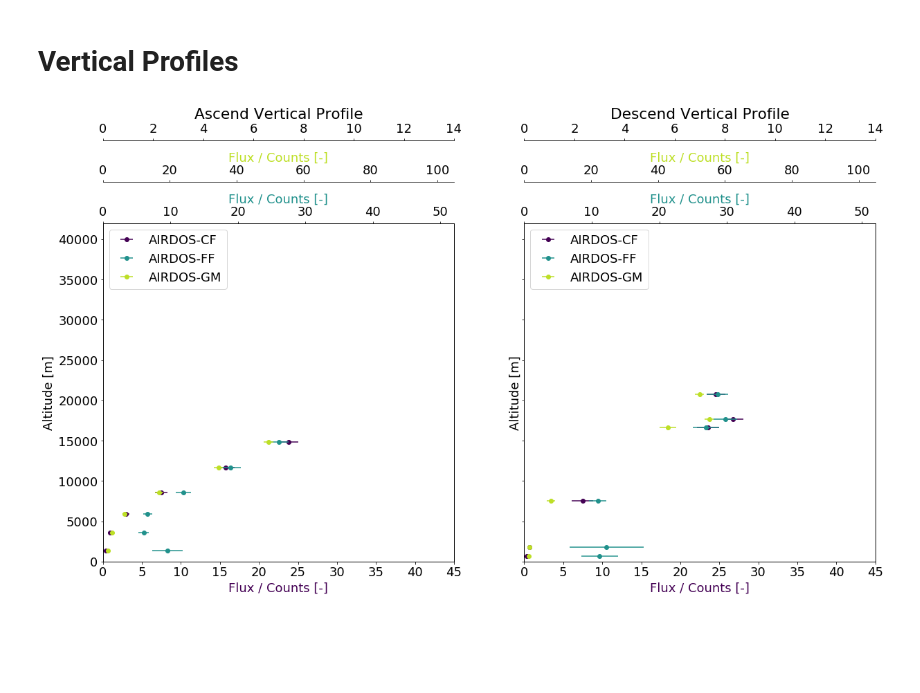
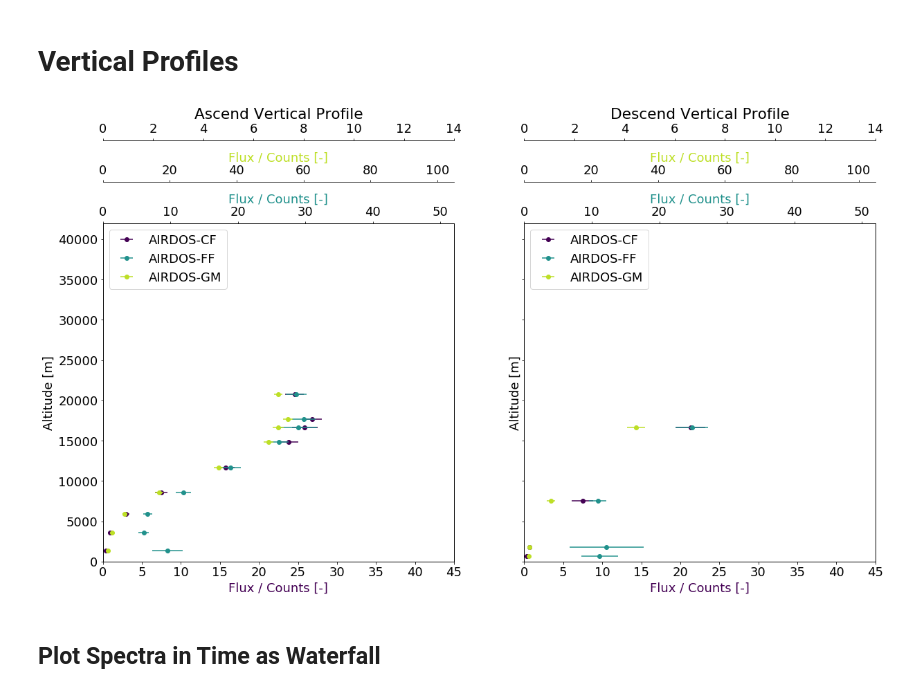
Before and after one commit to ODZ-UJF-AV-CR/FIK-5, a Jupyter notebook: notebooks/Flight.ipynb, the cells around one changed output. Cells and saved outputs as stored; diff of their text form; code cells hidden in the pictures; blank space fills up the shorter version.

```diff
--- a/notebooks/Flight.ipynb
+++ b/notebooks/Flight.ipynb
@@ -324,33 +324,35 @@ par13 = host1.twiny()
 par12.spines['top'].set_position(('outward', 60))
 par13.spines['top'].set_position(('outward', 120))
 host1.set_xlim(*CF_XLIM)
 par11.set_xlim(*FF_XLIM)
 par12.set_xlim(*GM_XLIM)
 par13.set_xlim(*SD_XLIM)
 host1.set_ylim(*ALT_YLIM)
 
 par21 = host2.twiny()
 par22 = host2.twiny()
 par23 = host2.twiny()
 par22.spines['top'].set_position(('outward', 60))
 par23.spines['top'].set_position(('outward', 120))
 host2.set_xlim(*CF_XLIM)
 par21.set_xlim(*FF_XLIM)
 par22.set_xlim(*GM_XLIM)
 par23.set_xlim(*SD_XLIM)
 host2.set_ylim(*ALT_YLIM)
 
 # Ascend
 s = pd.Timestamp(year=2019, month=11, day=29, hour=11, tz='UTC')
-e = pd.Timestamp(year=2019, month=11, day=29, hour=12, minute=0, tz='UTC')
+e = pd.Timestamp(year=2019, month=11, day=29, hour=12, minute=25, tz='UTC')
 vertical_profile(s, e, axes=[host1, par11, par12, par13])
 host1.set_title("Ascend Vertical Profile")
 
 # Descend
-s = pd.Timestamp(year=2019, month=11, day=29, hour=12, tz='UTC')
+s = pd.Timestamp(year=2019, month=11, day=29, hour=12, minute=25, tz='UTC')
 e = pd.Timestamp(year=2019, month=11, day=29, hour=13, minute=0, tz='UTC')
 vertical_profile(s, e, axes=[host2, par21, par22, par23])
 host2.set_title("Descend Vertical Profile")
 None
 # %% [output]
-[figure, old version]
+[figure, new version]
+# %% [markdown]
+## Plot Spectra in Time as Waterfall
```
Also changed, not shown: parts of 4 cells of this notebook.
